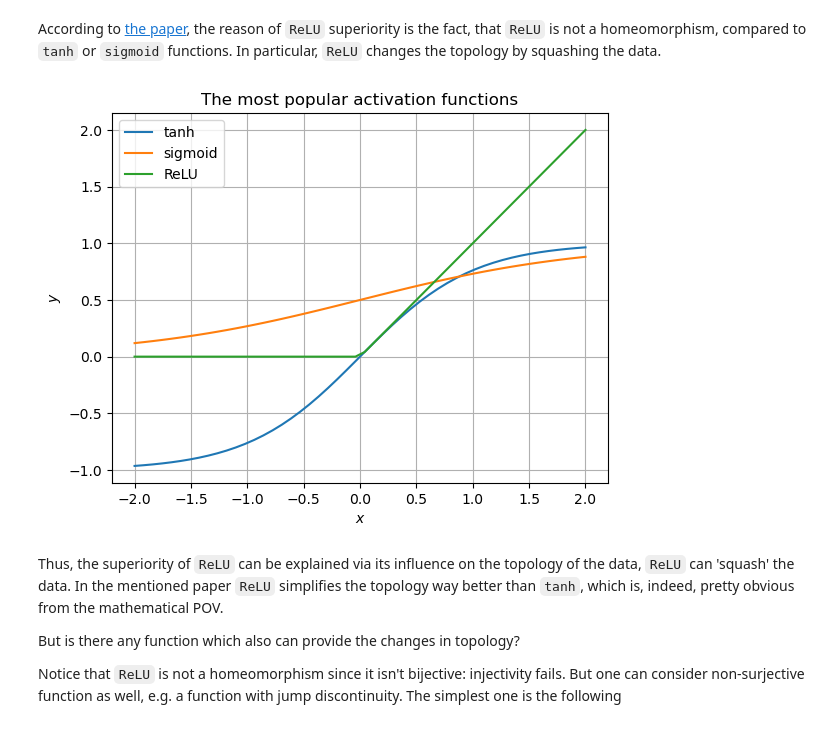
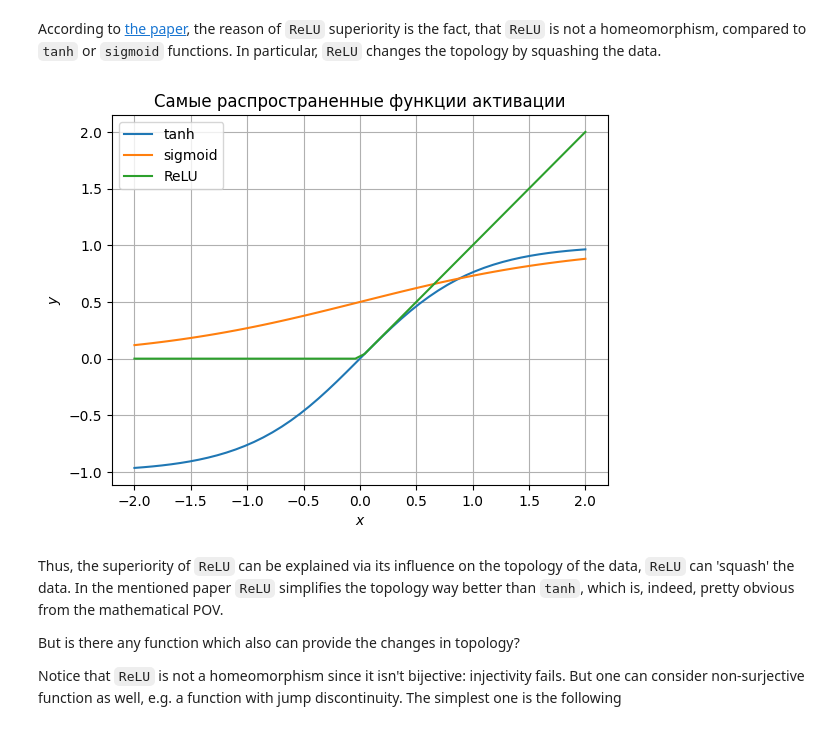
Before and after one commit to Snopoff/Masters-Thesis, a Jupyter notebook: notebooks/activations.ipynb, the cells around one changed output. Cells and saved outputs as stored; diff of their text form; code cells hidden in the pictures.

```diff
--- a/notebooks/activations.ipynb
+++ b/notebooks/activations.ipynb
@@ -23,16 +23,17 @@ According to [the paper](https://arxiv.org/abs/2004.06093), the reason of `ReLU`
 # %%
 x = torch.linspace(-2.,2.,50)
 plt.plot(x, torch.tanh(x), label='tanh')
 plt.plot(x, torch.sigmoid(x), label='sigmoid')
 plt.plot(x, torch.relu(x), label='ReLU')
 plt.grid(True, which='both')
 plt.legend(loc='best')
 plt.xlabel('$x$')
 plt.ylabel('$y$')
-plt.title('The most popular activation functions')
+plt.title('Самые распространенные функции активации')
+plt.savefig('activations.png')
 plt.show()
 # %% [output]
-[figure, old version]
+[figure, new version]
 # %% [markdown]
 Thus, the superiority of `ReLU` can be explained via its influence on the topology of the data, `ReLU` can 'squash' the data. In the mentioned paper `ReLU` simplifies the topology way better than `tanh`, which is, indeed, pretty obvious from the mathematical POV.
 
```
Also changed, not shown: parts of 6 cells of this notebook, 6 other files.
